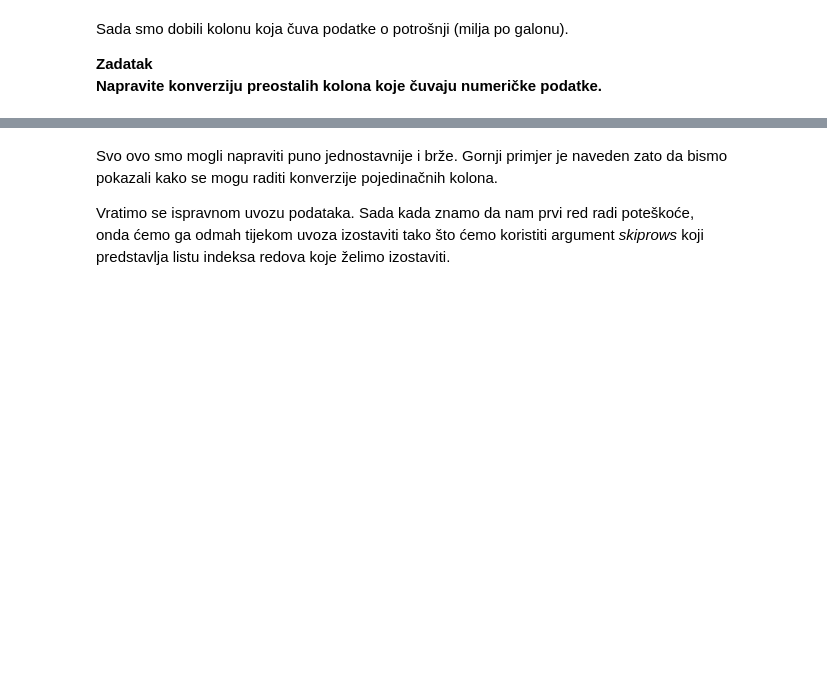
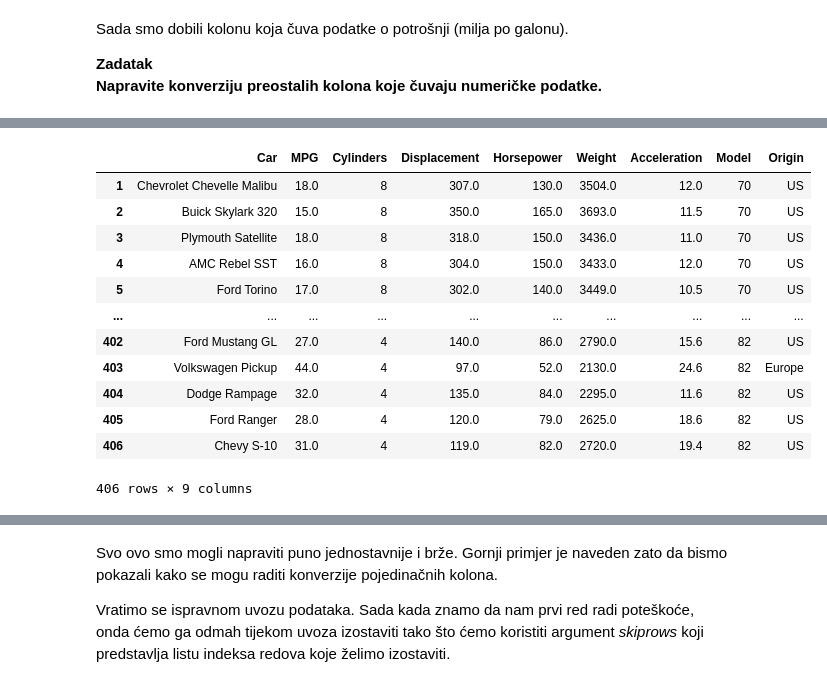
Before and after one commit to py-dev-algebra/py-jupyter-nb, a Jupyter notebook: 02 - Pandas/Pandas - Python modul za analizu podataka - Uvod, ucitavanje i normalizacija podataka.ipynb, the cells around one changed output, grey strips where cells are left out. Cells and saved outputs as stored; diff of their text form; code cells hidden in the pictures; blank space fills up the shorter version.

```diff
--- a/02 - Pandas/Pandas - Python modul za analizu podataka - Uvod, ucitavanje i normalizacija podataka.ipynb
+++ b/02 - Pandas/Pandas - Python modul za analizu podataka - Uvod, ucitavanje i normalizacija podataka.ipynb
@@ -1073,3 +1223,11 @@ Sada smo dobili kolonu koja čuva podatke o potrošnji (milja po galonu).
 
 **Zadatak**<br>
 **Napravite konverziju preostalih kolona koje čuvaju numeričke podatke.**
+# %%
+cars_csv_df['Cylinders'] = cars_csv_df['Cylinders'].astype('int')
+cars_csv_df['Model'] = cars_csv_df['Model'].astype('int')
+
+cars_csv_df['Displacement'] = cars_csv_df['Displacement'].astype('float')
+cars_csv_df['Horsepower'] = cars_csv_df['Horsepower'].astype('float')
+cars_csv_df['Weight'] = cars_csv_df['Weight'].astype('float')
+cars_csv_df['Acceleration'] = cars_csv_df['Acceleration'].astype('float')
@@ -1075,0 +1247,16 @@ Sada smo dobili kolonu koja čuva podatke o potrošnji (milja po galonu).
+# %%
+cars_csv_df
+# %% [output]
+|  | Car | MPG | Cylinders | Displacement | Horsepower | Weight | Acceleration | Model | Origin |
+| 1 | Chevrolet Chevelle Malibu | 18.0 | 8 | 307.0 | 130.0 | 3504.0 | 12.0 | 70 | US |
+| 2 | Buick Skylark 320 | 15.0 | 8 | 350.0 | 165.0 | 3693.0 | 11.5 | 70 | US |
+| 3 | Plymouth Satellite | 18.0 | 8 | 318.0 | 150.0 | 3436.0 | 11.0 | 70 | US |
+| 4 | AMC Rebel SST | 16.0 | 8 | 304.0 | 150.0 | 3433.0 | 12.0 | 70 | US |
+| 5 | Ford Torino | 17.0 | 8 | 302.0 | 140.0 | 3449.0 | 10.5 | 70 | US |
+| ... | ... | ... | ... | ... | ... | ... | ... | ... | ... |
+| 402 | Ford Mustang GL | 27.0 | 4 | 140.0 | 86.0 | 2790.0 | 15.6 | 82 | US |
+| 403 | Volkswagen Pickup | 44.0 | 4 | 97.0 | 52.0 | 2130.0 | 24.6 | 82 | Europe |
+| 404 | Dodge Rampage | 32.0 | 4 | 135.0 | 84.0 | 2295.0 | 11.6 | 82 | US |
+| 405 | Ford Ranger | 28.0 | 4 | 120.0 | 79.0 | 2625.0 | 18.6 | 82 | US |
+| 406 | Chevy S-10 | 31.0 | 4 | 119.0 | 82.0 | 2720.0 | 19.4 | 82 | US |
+406 rows × 9 columns
```
Also changed, not shown: parts of 16 cells of this notebook.
